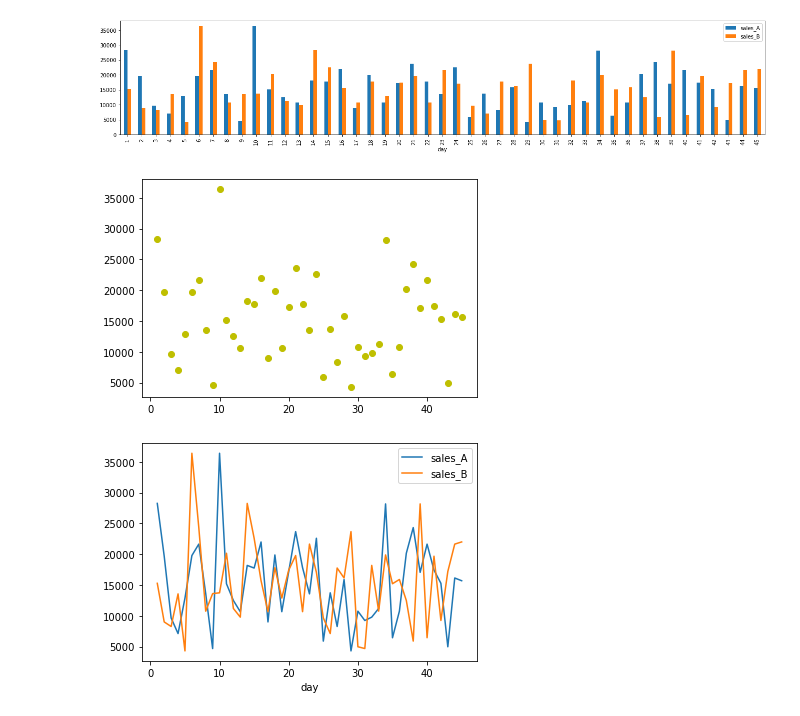
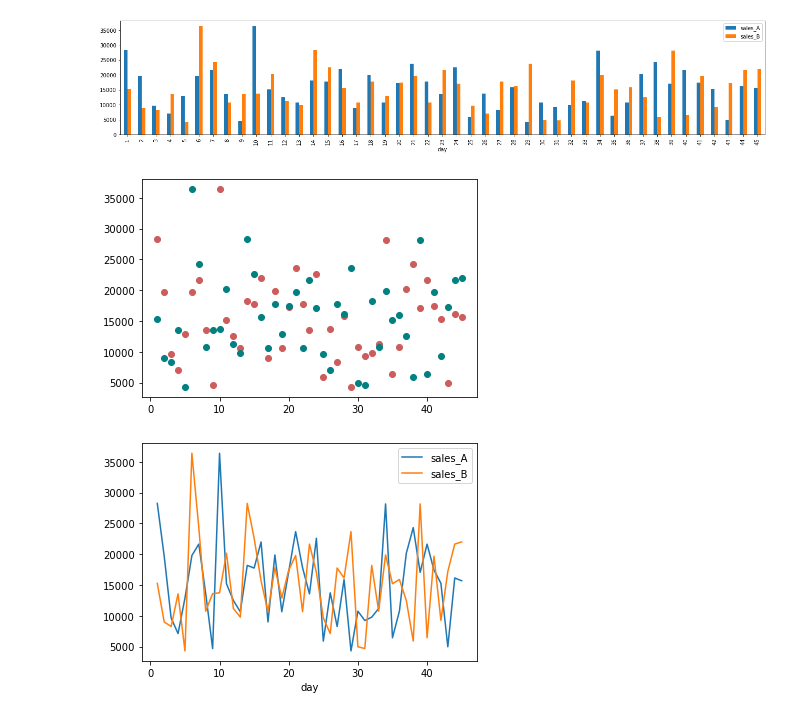
Before and after one commit to vasilisapp/autosale, a Jupyter notebook: sales_analysis.ipynb, the cells around one changed output. Cells and saved outputs as stored; diff of their text form; code cells hidden in the pictures.

```diff
--- a/sales_analysis.ipynb
+++ b/sales_analysis.ipynb
@@ -38,9 +41,10 @@ df.plot.bar(figsize = (22,4));
 # %% [output]
 [figure]
 # %%
-plt.scatter(x = df.index,y = df.sales_A, c = 'y');
+plt.scatter(x = df.index,y = df.sales_A, c = 'indianred');
+plt.scatter(x = df.index,y = df.sales_B, c = 'teal');
 # %% [output]
-[figure, old version]
+[figure, new version]
 # %%
 df.plot();
 # %% [output]
```
Also changed, not shown: parts of 30 cells of this notebook.
